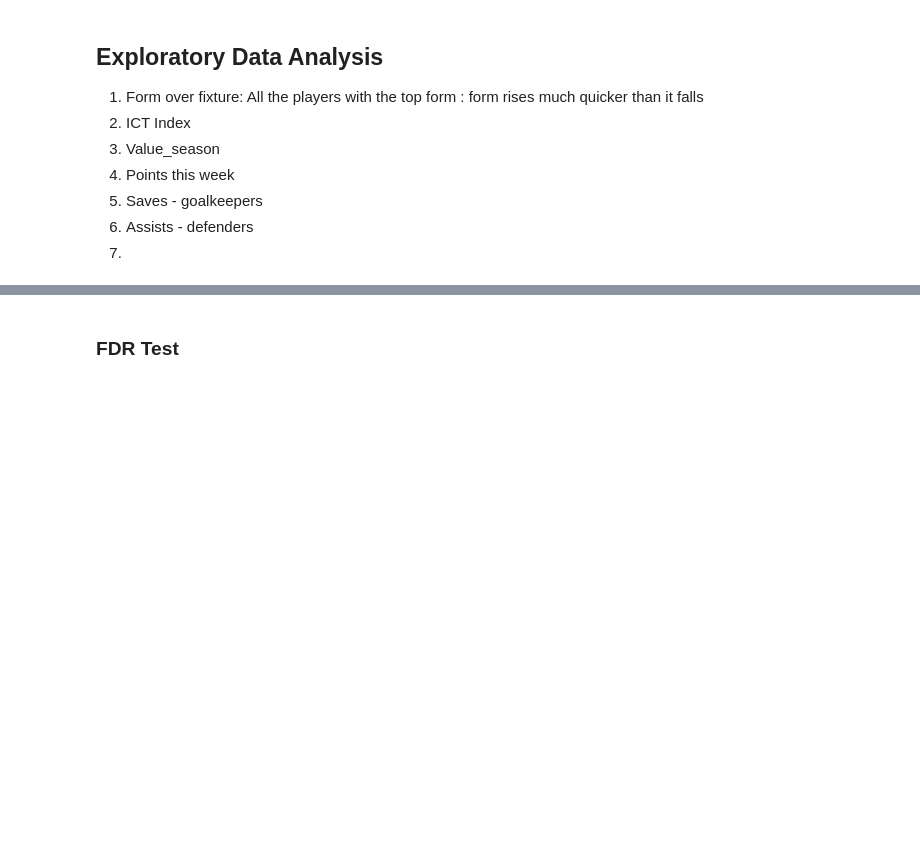
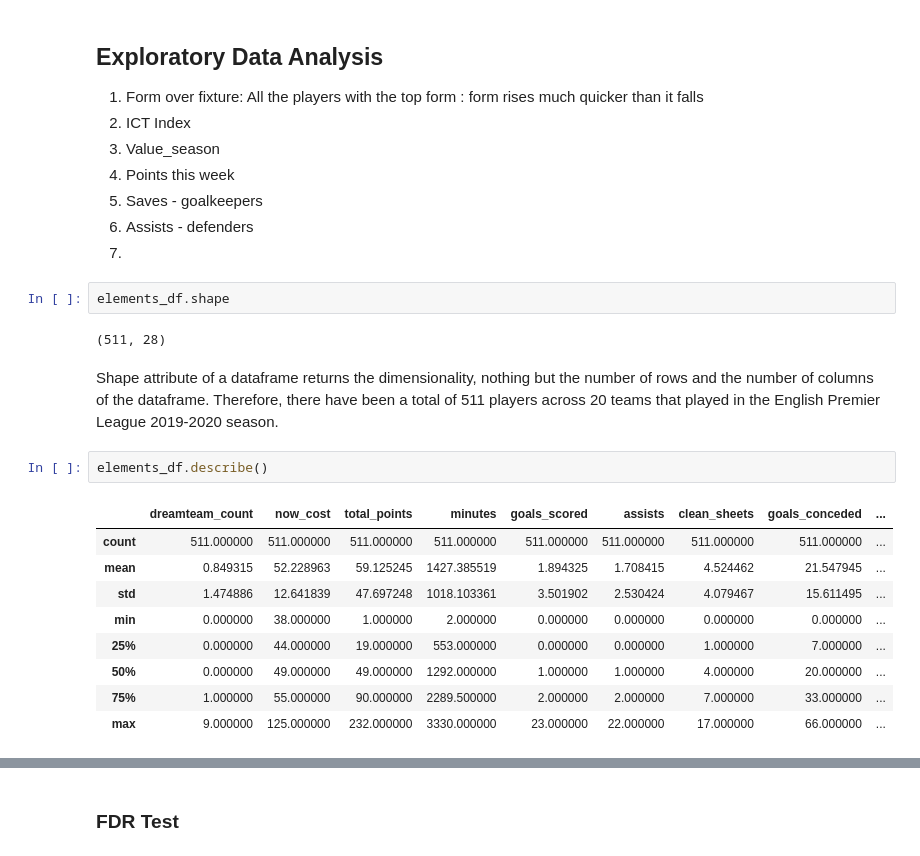
Before and after one commit to aparkala/FPL_EDA, a Jupyter notebook: FPL.ipynb, the cells around one changed output, grey strips where cells are left out. Saved outputs shown, nothing was run; the diff lists cells and outputs as text; blank space fills up the shorter version.

```diff
--- a/FPL.ipynb
+++ b/FPL.ipynb
@@ -567,3 +546,21 @@ elements_df
 5) Saves - goalkeepers
 6) Assists - defenders
 7)
+# %%
+elements_df.shape
+# %% [output]
+(511, 28)
+# %% [markdown]
+Shape attribute of a dataframe returns the dimensionality, nothing but the number of rows and the number of columns of the dataframe. Therefore, there have been a total of 511 players across 20 teams that played in the English Premier League 2019-2020 season.
+# %%
+elements_df.describe()
+# %% [output]
+|  | dreamteam_count | now_cost | total_points | minutes | goals_scored | assists | clean_sheets | goals_conceded | ... |
+| count | 511.000000 | 511.000000 | 511.000000 | 511.000000 | 511.000000 | 511.000000 | 511.000000 | 511.000000 | ... |
+| mean | 0.849315 | 52.228963 | 59.125245 | 1427.385519 | 1.894325 | 1.708415 | 4.524462 | 21.547945 | ... |
+| std | 1.474886 | 12.641839 | 47.697248 | 1018.103361 | 3.501902 | 2.530424 | 4.079467 | 15.611495 | ... |
+| min | 0.000000 | 38.000000 | 1.000000 | 2.000000 | 0.000000 | 0.000000 | 0.000000 | 0.000000 | ... |
+| 25% | 0.000000 | 44.000000 | 19.000000 | 553.000000 | 0.000000 | 0.000000 | 1.000000 | 7.000000 | ... |
+| 50% | 0.000000 | 49.000000 | 49.000000 | 1292.000000 | 1.000000 | 1.000000 | 4.000000 | 20.000000 | ... |
+| 75% | 1.000000 | 55.000000 | 90.000000 | 2289.500000 | 2.000000 | 2.000000 | 7.000000 | 33.000000 | ... |
+| max | 9.000000 | 125.000000 | 232.000000 | 3330.000000 | 23.000000 | 22.000000 | 17.000000 | 66.000000 | ... |
```
Also changed, not shown: parts of 21 cells of this notebook.
